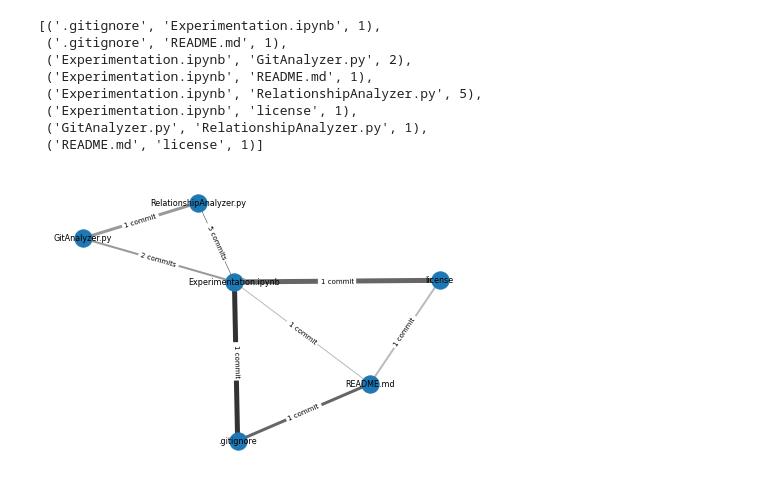
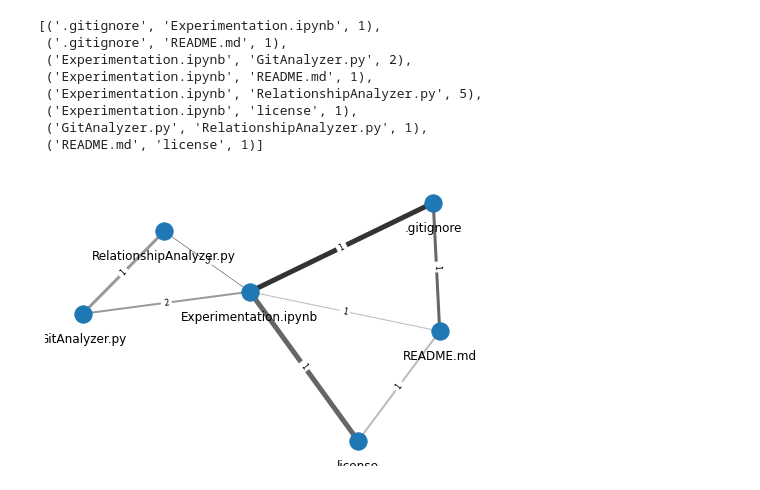
Before and after one commit to IntegerMan/GitVisualizer, a Jupyter notebook: Experimentation.ipynb, the cells around one changed output. Saved outputs shown, nothing was run; the diff lists cells and outputs as text; code cells hidden in the pictures.

Commit message:
Adjusted label positions

```diff
--- a/Experimentation.ipynb
+++ b/Experimentation.ipynb
@@ -91,32 +91,39 @@ edges
 # %%
 import networkx as nx
 import matplotlib.pyplot as plt
 
 G = nx.Graph()
 G.add_nodes_from(grouped.index)
 G.add_weighted_edges_from(edges)
 
 pos = nx.spring_layout(G)
 
 nx.draw(G,
-        with_labels=True,
+        with_labels=False,
         cmap=plt.cm.Set1,
         pos=pos,
-        font_size=8,
         edge_color=['#333333','#666666','#999999','#bbbbbb'],
         width=[5,3,2,1,0.5])
 
 edge_labels = {}
 for pathFrom, pathTo, weight in edges:
-    if weight == 1:
-        edge_labels[(pathFrom, pathTo)] = '1 commit'
-    else:
-        edge_labels[(pathFrom, pathTo)] = str(weight) + ' commits'
+    message = weight
+    # if weight == 1:
+    #     message = '1 commit'
+    # else:
+    #     message = str(weight) + ' commits'
+    edge_labels[(pathFrom, pathTo)] = message
 
 nx.draw_networkx_edge_labels(
    G, pos,
-    edge_labels, label_pos=0.5, font_size=7
+    edge_labels, label_pos=0.5, font_size=8
 )
+
+for p in pos: # raise text positions
+    pos[p][1] -= 0.15
+
+nx.draw_networkx_labels(G, pos, font_size=12, font_weight='normal')
+
 pass
 # %% [output]
-[figure, old version]
+[figure, new version]
```
